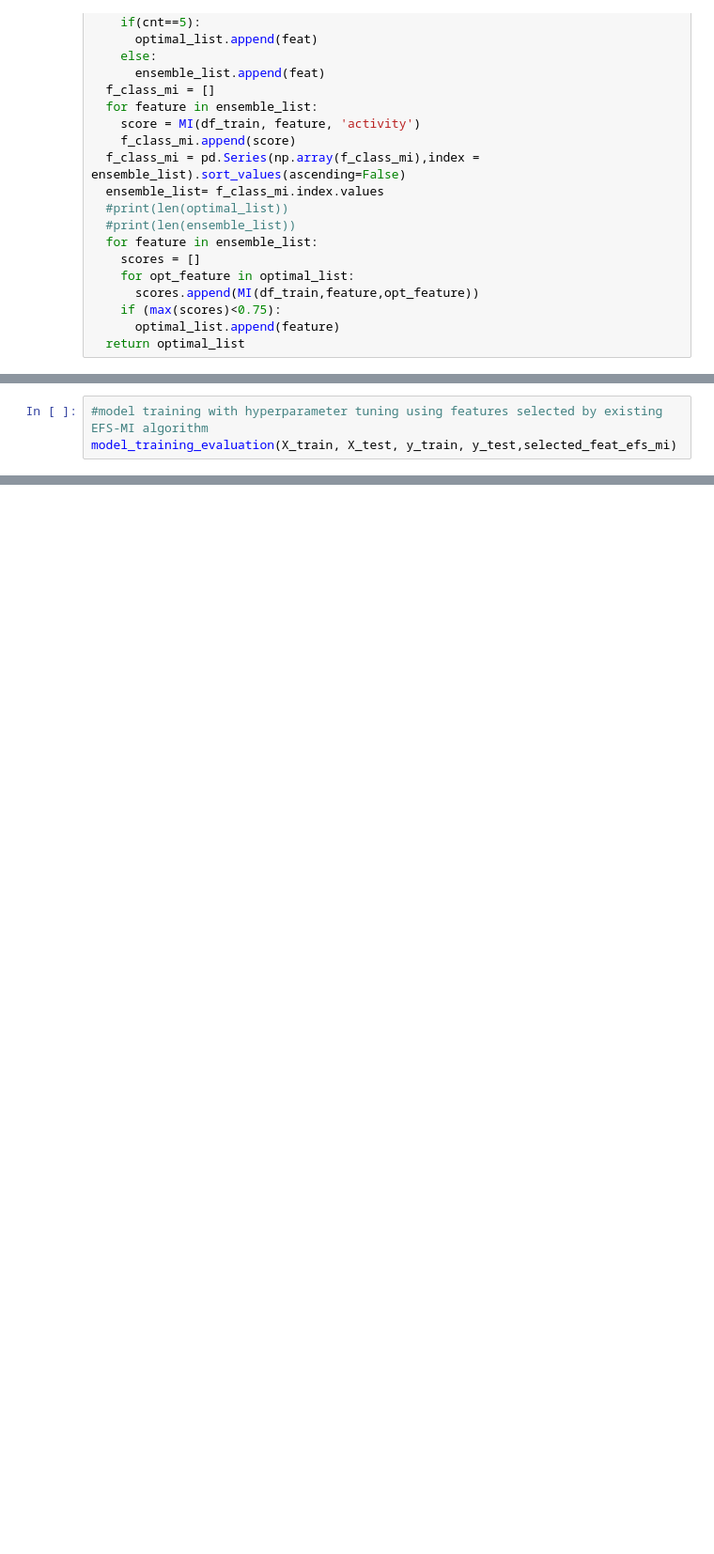
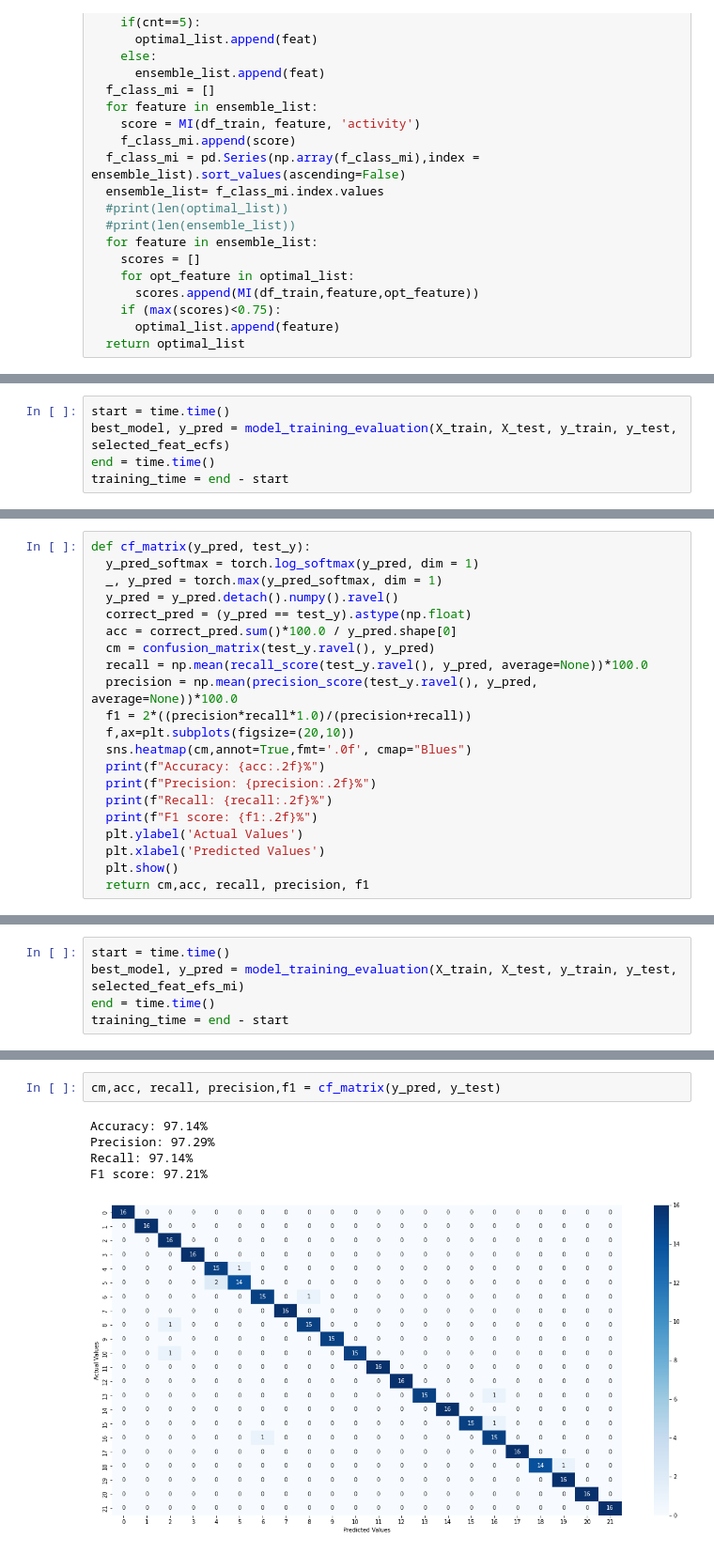
Before and after one commit to Saadman53/Thesis-Human-Activity-Recognition, a Jupyter notebook: Human_Action_Recognition_using_Sensor_Data.ipynb, the cells around one changed output, grey strips where cells are left out. Shown: that part at 94% size. Saved outputs shown, nothing was run; the diff lists cells and outputs as text; blank space fills up the shorter version.

```diff
--- a/Human_Action_Recognition_using_Sensor_Data.ipynb
+++ b/Human_Action_Recognition_using_Sensor_Data.ipynb
@@ -455,0 +694,5 @@ def EFS_MI(df, X_train, y_train):
+# %%
+start = time.time()
+best_model, y_pred = model_training_evaluation(X_train, X_test, y_train, y_test, selected_feat_ecfs)
+end = time.time()
+training_time = end - start
@@ -455,0 +722,21 @@ def EFS_MI(df, X_train, y_train):
+# %%
+def cf_matrix(y_pred, test_y):
+  y_pred_softmax = torch.log_softmax(y_pred, dim = 1)
+  _, y_pred = torch.max(y_pred_softmax, dim = 1)
+  y_pred = y_pred.detach().numpy().ravel()
+  correct_pred = (y_pred == test_y).astype(np.float)
+  acc = correct_pred.sum()*100.0 / y_pred.shape[0]
+  cm = confusion_matrix(test_y.ravel(), y_pred)
+  recall = np.mean(recall_score(test_y.ravel(), y_pred, average=None))*100.0
+  precision = np.mean(precision_score(test_y.ravel(), y_pred, average=None))*100.0
+  f1 = 2*((precision*recall*1.0)/(precision+recall))
+  f,ax=plt.subplots(figsize=(20,10))
+  sns.heatmap(cm,annot=True,fmt='.0f', cmap="Blues")
+  print(f"Accuracy: {acc:.2f}%")
+  print(f"Precision: {precision:.2f}%")
+  print(f"Recall: {recall:.2f}%")
+  print(f"F1 score: {f1:.2f}%")
+  plt.ylabel('Actual Values')
+  plt.xlabel('Predicted Values')
+  plt.show()
+  return cm,acc, recall, precision, f1
@@ -603,3 +758,0 @@ def model_training_evaluation(X_train, X_test, y_train, y_test,selected_feat):
-# %%
-#model training with hyperparameter tuning using features selected by existing EFS-MI algorithm
-model_training_evaluation(X_train, X_test, y_train, y_test,selected_feat_efs_mi)
@@ -665,0 +824,5 @@ Precision is 99.20%
+# %%
+start = time.time()
+best_model, y_pred = model_training_evaluation(X_train, X_test, y_train, y_test, selected_feat_efs_mi)
+end = time.time()
+training_time = end - start
@@ -665,0 +852,8 @@ Precision is 99.20%
+# %%
+cm,acc, recall, precision,f1 = cf_matrix(y_pred, y_test)
+# %% [output]
+Accuracy: 97.14%
+Precision: 97.29%
+Recall: 97.14%
+F1 score: 97.21%
+[figure, added]
```
Also changed, not shown: parts of 41 cells of this notebook.
